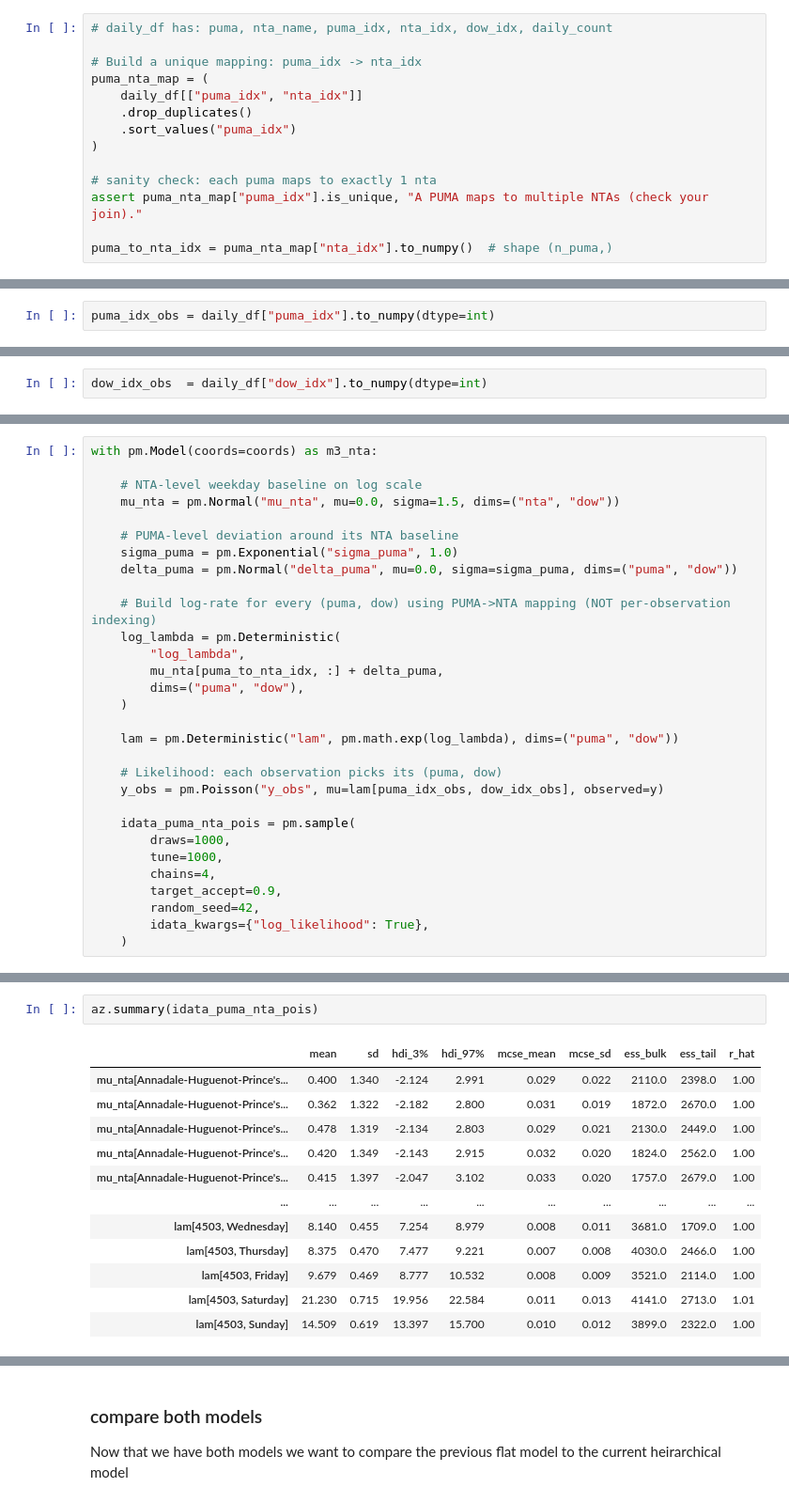
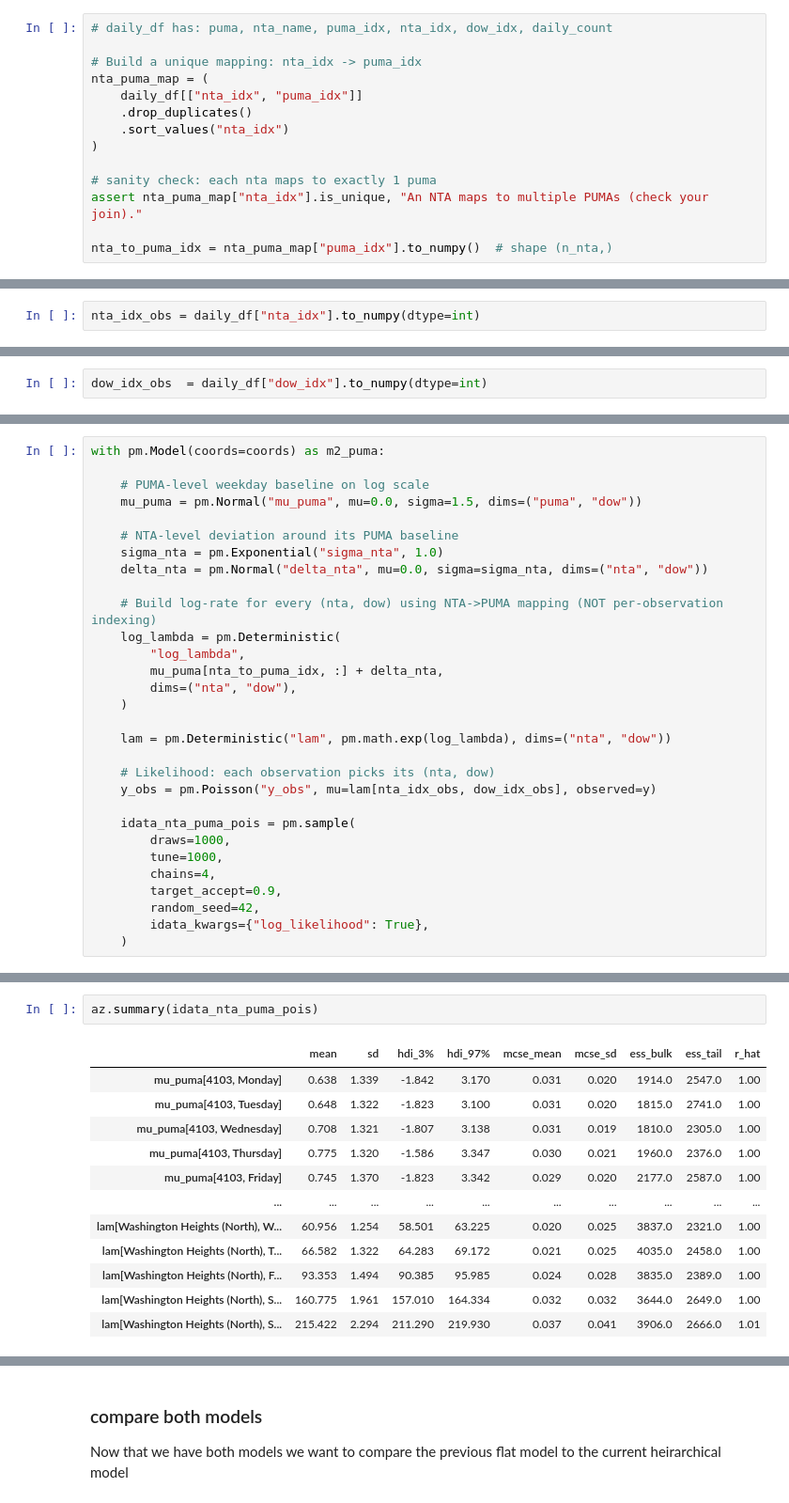
Before and after one commit to mosesmc52/nyc-311-bayesian-noise-models, a Jupyter notebook: notebooks/03_sharing_information_across_neighborhoods.ipynb, the cells around one changed output, grey strips where cells are left out. Shown at 94% size. Cells and saved outputs as stored; diff of their text form.

```diff
--- a/notebooks/03_sharing_information_across_neighborhoods.ipynb
+++ b/notebooks/03_sharing_information_across_neighborhoods.ipynb
@@ -73,17 +68,17 @@ PUMAs to deviate when the data supports it.
 # %%
 # daily_df has: puma, nta_name, puma_idx, nta_idx, dow_idx, daily_count
 
-# Build a unique mapping: puma_idx -> nta_idx
-puma_nta_map = (
-    daily_df[["puma_idx", "nta_idx"]]
+# Build a unique mapping: nta_idx -> puma_idx
+nta_puma_map = (
+    daily_df[["nta_idx", "puma_idx"]]
     .drop_duplicates()
-    .sort_values("puma_idx")
+    .sort_values("nta_idx")
 )
 
-# sanity check: each puma maps to exactly 1 nta
-assert puma_nta_map["puma_idx"].is_unique, "A PUMA maps to multiple NTAs (check your join)."
+# sanity check: each nta maps to exactly 1 puma
+assert nta_puma_map["nta_idx"].is_unique, "An NTA maps to multiple PUMAs (check your join)."
 
-puma_to_nta_idx = puma_nta_map["nta_idx"].to_numpy()  # shape (n_puma,)
+nta_to_puma_idx = nta_puma_map["puma_idx"].to_numpy()  # shape (n_nta,)
 # %% [markdown]
 ### Constructing the Group Model
 # %% [markdown]
@@ -95,5 +90,5 @@ This tells the model which PUMA each observation belongs to.
 # %%
-puma_idx_obs = daily_df["puma_idx"].to_numpy(dtype=int)
+nta_idx_obs = daily_df["nta_idx"].to_numpy(dtype=int)
 # %% [markdown]
 This tells the model what day of the week each observation occurred on.
 # %%
@@ -132,26 +127,26 @@ So you can think of lam as:
 # %%
-with pm.Model(coords=coords) as m3_nta:
+with pm.Model(coords=coords) as m2_puma:
 
-    # NTA-level weekday baseline on log scale
-    mu_nta = pm.Normal("mu_nta", mu=0.0, sigma=1.5, dims=("nta", "dow"))
+    # PUMA-level weekday baseline on log scale
+    mu_puma = pm.Normal("mu_puma", mu=0.0, sigma=1.5, dims=("puma", "dow"))
 
-    # PUMA-level deviation around its NTA baseline
-    sigma_puma = pm.Exponential("sigma_puma", 1.0)
-    delta_puma = pm.Normal("delta_puma", mu=0.0, sigma=sigma_puma, dims=("puma", "dow"))
+    # NTA-level deviation around its PUMA baseline
+    sigma_nta = pm.Exponential("sigma_nta", 1.0)
+    delta_nta = pm.Normal("delta_nta", mu=0.0, sigma=sigma_nta, dims=("nta", "dow"))
 
-    # Build log-rate for every (puma, dow) using PUMA->NTA mapping (NOT per-observation indexing)
+    # Build log-rate for every (nta, dow) using NTA->PUMA mapping (NOT per-observation indexing)
     log_lambda = pm.Deterministic(
         "log_lambda",
-        mu_nta[puma_to_nta_idx, :] + delta_puma,
-        dims=("puma", "dow"),
+        mu_puma[nta_to_puma_idx, :] + delta_nta,
+        dims=("nta", "dow"),
     )
 
-    lam = pm.Deterministic("lam", pm.math.exp(log_lambda), dims=("puma", "dow"))
+    lam = pm.Deterministic("lam", pm.math.exp(log_lambda), dims=("nta", "dow"))
 
-    # Likelihood: each observation picks its (puma, dow)
-    y_obs = pm.Poisson("y_obs", mu=lam[puma_idx_obs, dow_idx_obs], observed=y)
+    # Likelihood: each observation picks its (nta, dow)
+    y_obs = pm.Poisson("y_obs", mu=lam[nta_idx_obs, dow_idx_obs], observed=y)
 
-    idata_puma_nta_pois = pm.sample(
+    idata_nta_puma_pois = pm.sample(
         draws=1000,
         tune=1000,
         chains=4,
@@ -171,20 +166,20 @@ Chain 1 reached the maximum tree depth. Increase `max_treedepth`, increase `targ
 Chain 2 reached the maximum tree depth. Increase `max_treedepth`, increase `target_accept` or reparameterize.
 Chain 3 reached the maximum tree depth. Increase `max_treedepth`, increase `target_accept` or reparameterize.
 # %%
-az.summary(idata_puma_nta_pois)
+az.summary(idata_nta_puma_pois)
 # %% [output]
 |  | mean | sd | hdi_3% | hdi_97% | mcse_mean | mcse_sd | ess_bulk | ess_tail | r_hat |
-| mu_nta[Annadale-Huguenot-Prince's... | 0.400 | 1.340 | -2.124 | 2.991 | 0.029 | 0.022 | 2110.0 | 2398.0 | 1.00 |
-| mu_nta[Annadale-Huguenot-Prince's... | 0.362 | 1.322 | -2.182 | 2.800 | 0.031 | 0.019 | 1872.0 | 2670.0 | 1.00 |
-| mu_nta[Annadale-Huguenot-Prince's... | 0.478 | 1.319 | -2.134 | 2.803 | 0.029 | 0.021 | 2130.0 | 2449.0 | 1.00 |
-| mu_nta[Annadale-Huguenot-Prince's... | 0.420 | 1.349 | -2.143 | 2.915 | 0.032 | 0.020 | 1824.0 | 2562.0 | 1.00 |
-| mu_nta[Annadale-Huguenot-Prince's... | 0.415 | 1.397 | -2.047 | 3.102 | 0.033 | 0.020 | 1757.0 | 2679.0 | 1.00 |
+| mu_puma[4103, Monday] | 0.638 | 1.339 | -1.842 | 3.170 | 0.031 | 0.020 | 1914.0 | 2547.0 | 1.00 |
+| mu_puma[4103, Tuesday] | 0.648 | 1.322 | -1.823 | 3.100 | 0.031 | 0.020 | 1815.0 | 2741.0 | 1.00 |
+| mu_puma[4103, Wednesday] | 0.708 | 1.321 | -1.807 | 3.138 | 0.031 | 0.019 | 1810.0 | 2305.0 | 1.00 |
+| mu_puma[4103, Thursday] | 0.775 | 1.320 | -1.586 | 3.347 | 0.030 | 0.021 | 1960.0 | 2376.0 | 1.00 |
+| mu_puma[4103, Friday] | 0.745 | 1.370 | -1.823 | 3.342 | 0.029 | 0.020 | 2177.0 | 2587.0 | 1.00 |
 | ... | ... | ... | ... | ... | ... | ... | ... | ... | ... |
-| lam[4503, Wednesday] | 8.140 | 0.455 | 7.254 | 8.979 | 0.008 | 0.011 | 3681.0 | 1709.0 | 1.00 |
-| lam[4503, Thursday] | 8.375 | 0.470 | 7.477 | 9.221 | 0.007 | 0.008 | 4030.0 | 2466.0 | 1.00 |
-| lam[4503, Friday] | 9.679 | 0.469 | 8.777 | 10.532 | 0.008 | 0.009 | 3521.0 | 2114.0 | 1.00 |
-| lam[4503, Saturday] | 21.230 | 0.715 | 19.956 | 22.584 | 0.011 | 0.013 | 4141.0 | 2713.0 | 1.01 |
-| lam[4503, Sunday] | 14.509 | 0.619 | 13.397 | 15.700 | 0.010 | 0.012 | 3899.0 | 2322.0 | 1.00 |
+| lam[Washington Heights (North), W... | 60.956 | 1.254 | 58.501 | 63.225 | 0.020 | 0.025 | 3837.0 | 2321.0 | 1.00 |
+| lam[Washington Heights (North), T... | 66.582 | 1.322 | 64.283 | 69.172 | 0.021 | 0.025 | 4035.0 | 2458.0 | 1.00 |
+| lam[Washington Heights (North), F... | 93.353 | 1.494 | 90.385 | 95.985 | 0.024 | 0.028 | 3835.0 | 2389.0 | 1.00 |
+| lam[Washington Heights (North), S... | 160.775 | 1.961 | 157.010 | 164.334 | 0.032 | 0.032 | 3644.0 | 2649.0 | 1.00 |
+| lam[Washington Heights (North), S... | 215.422 | 2.294 | 211.290 | 219.930 | 0.037 | 0.041 | 3906.0 | 2666.0 | 1.01 |
 1541 rows × 9 columns
 # %% [markdown]
 ###  compare both models
```
Also changed, not shown: parts of 23 cells of this notebook, 4 other files.
